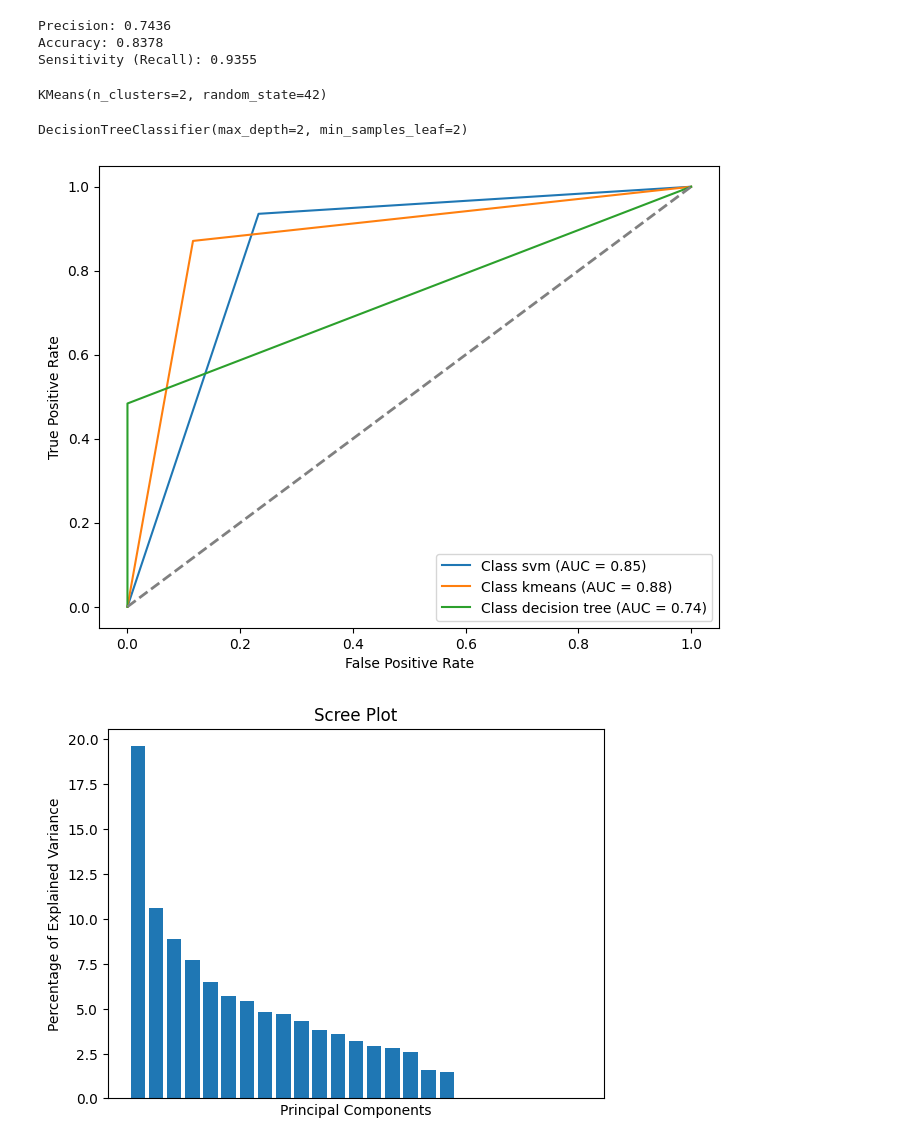
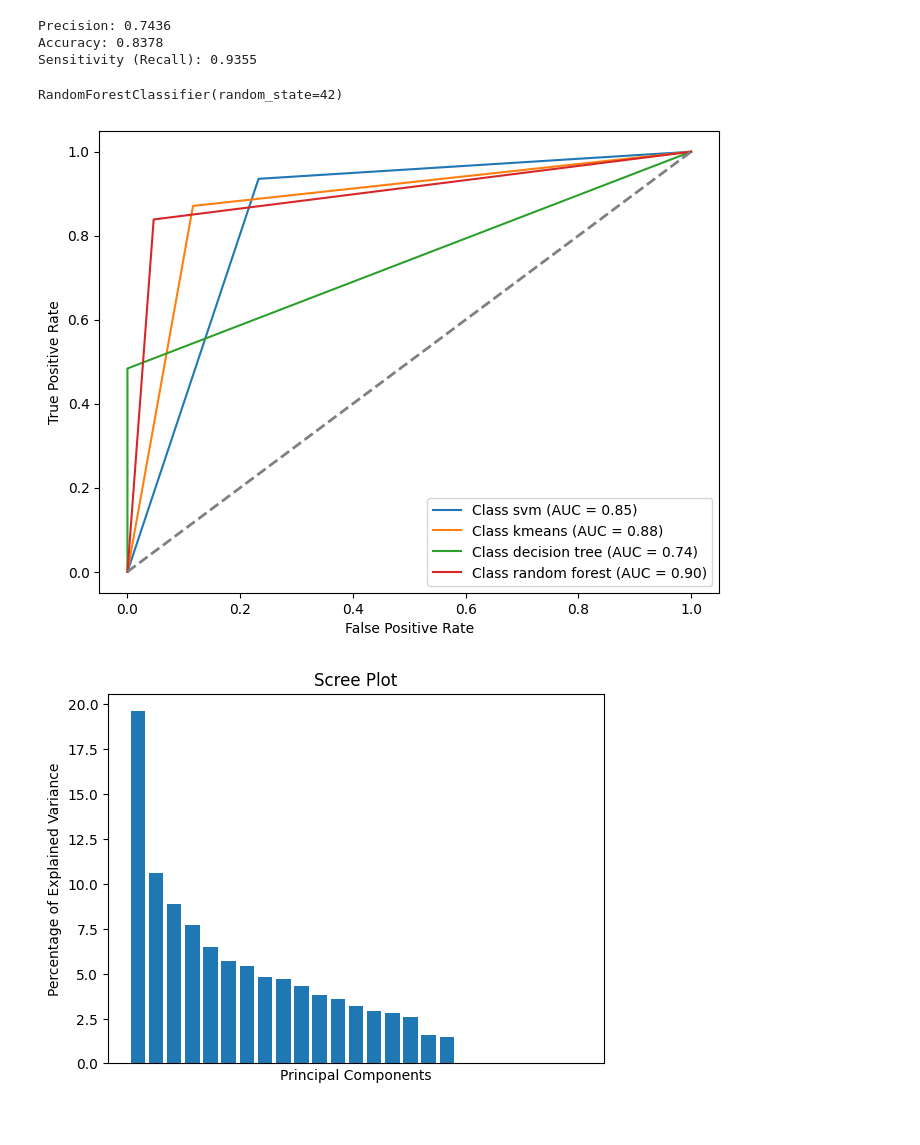
Before and after one commit to tohidnoori/Svm-ml-python, a Jupyter notebook: svm-heart-disease.ipynb, the cells around one changed output. Saved outputs shown, nothing was run; the diff lists cells and outputs as text; code cells hidden in the pictures.

Commit message:
2402/01/04 | adding random forest roc-auc curve

```diff
--- a/svm-heart-disease.ipynb
+++ b/svm-heart-disease.ipynb
@@ -99,49 +99,64 @@ plot_confusion_mat()
 Precision: 0.7436
 Accuracy: 0.8378
 Sensitivity (Recall): 0.9355
-# %%
-kmeans = KMeans(n_clusters=2, random_state=42, n_init="auto")
-kmeans.fit(X_train_scaled, y_train)
-# %% [output]
-KMeans(n_clusters=2, random_state=42)
-# %%
-
-decision_tree = tree.DecisionTreeClassifier(min_samples_leaf=2,max_depth=2,min_samples_split=2)
-decision_tree.fit(X_train_scaled,y_train)
-# %% [output]
-DecisionTreeClassifier(max_depth=2, min_samples_leaf=2)
+# %%
+
+from sklearn.ensemble import RandomForestClassifier
+
+#Decision-Tree
+decision_tree = tree.DecisionTreeClassifier(min_samples_leaf=2,max_depth=2,min_samples_split=2)
+decision_tree.fit(X_train_scaled,y_train)
+
+#KMeans
+kmeans = KMeans(n_clusters=2, random_state=42, n_init="auto")
+kmeans.fit(X_train_scaled, y_train)
+
+#Random-forest
+clf_rf = RandomForestClassifier(min_samples_split=2,
+                             random_state=42,
+                             criterion = "gini", # {“gini”, “entropy”, “log_loss”}
+                             max_features="sqrt" # {“sqrt”, “log2”, None}
+                             )
+clf_rf.fit(X_train,y_train)
+# %% [output]
+RandomForestClassifier(random_state=42)
 # %%
 y_score_svm = clf_svm.predict(X_test_scaled)
 fpr_svm, tpr_svm, thresholds_svm = roc_curve(y_test, y_score_svm)
 roc_auc_svm = auc(fpr_svm, tpr_svm)
 
 y_score_kmeans = kmeans.predict(X_test_scaled)
 fpr_kmeans, tpr_kmeans, thresholds_kmeans = roc_curve(y_test, y_score_kmeans)
 roc_auc_kmeans = auc(fpr_kmeans, tpr_kmeans)
 
 y_score_dt = decision_tree.predict(X_test_scaled)
 fpr_dt, tpr_dt, thresholds_dt = roc_curve(y_test, y_score_dt)
 roc_auc_dt = auc(fpr_dt, tpr_dt)
 
+y_score_rf = clf_rf.predict(X_test)
+fpr_rf, tpr_rf, thresholds_rf = roc_curve(y_test, y_score_rf)
+roc_auc_rf = auc(fpr_rf, tpr_rf)
+
 plt.figure(figsize=(8, 6))
 
+plt.plot(fpr_rf, tpr_rf, label=f'Class random forest (AUC = {roc_auc_rf:.2f})')
 plt.plot(fpr_svm, tpr_svm, label=f'Class svm (AUC = {roc_auc_svm:.2f})')
 plt.plot(fpr_kmeans, tpr_kmeans, label=f'Class kmeans (AUC = {roc_auc_kmeans:.2f})')
 plt.plot(fpr_dt, tpr_dt, label=f'Class decision tree (AUC = {roc_auc_dt:.2f})')
 
 # Plot a diagonal line for reference
 plt.plot([0, 1], [0, 1], linestyle='--', color='gray', linewidth=2)
 
 # Set plot labels and legend
 plt.xlabel('False Positive Rate')
 plt.ylabel('True Positive Rate')
 # plt.title(f'ROC Curve for Class {class_index}')
 plt.legend(loc='lower right')
 
 # Show the plot
 plt.show()
 # %% [output]
-[figure, old version]
+[figure, new version]
 # %%
 pca= PCA()
 X_train_pca = pca.fit_transform(X_train_scaled)
```
